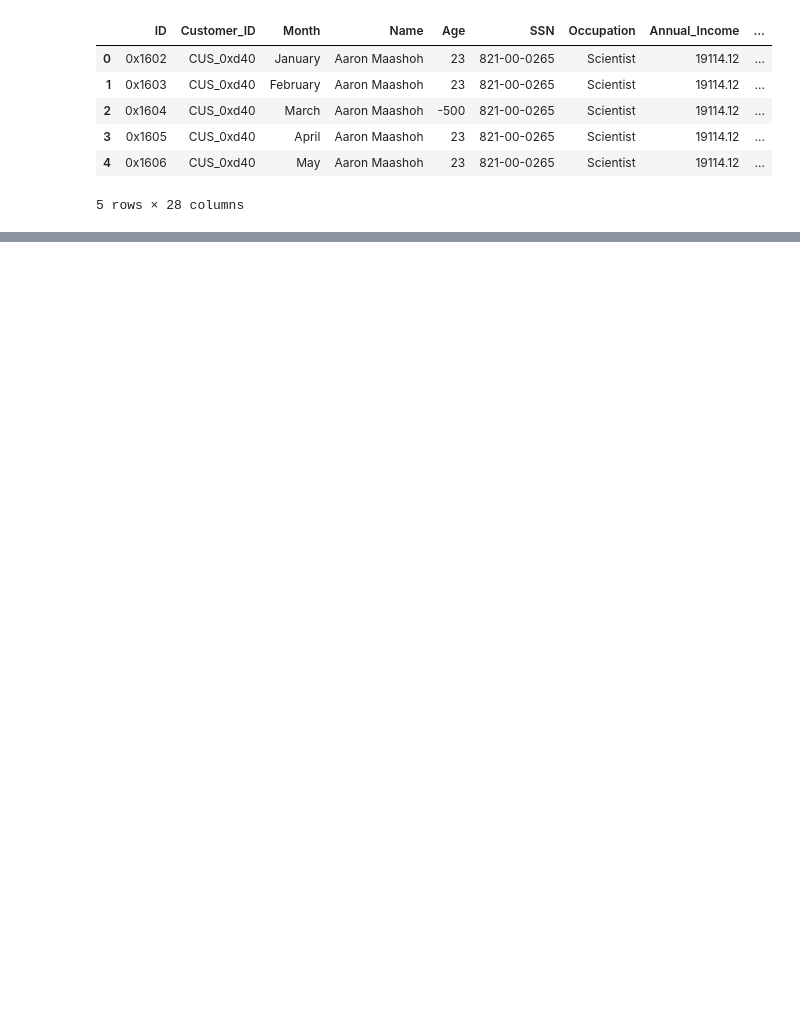
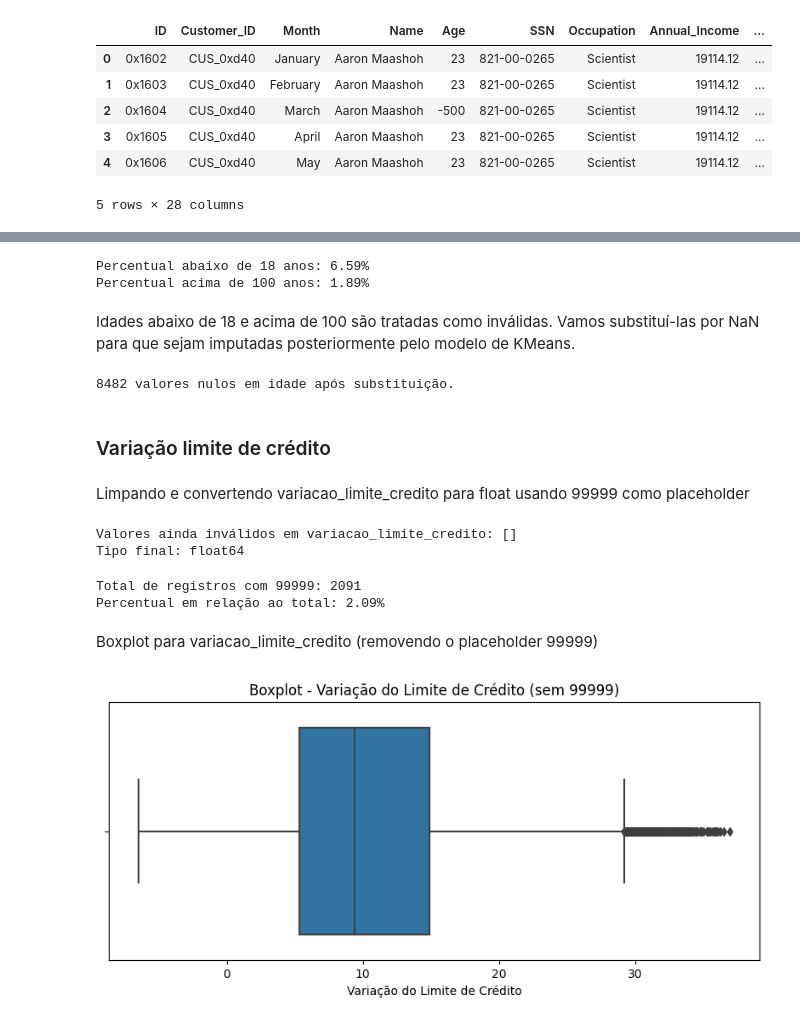
Before and after one commit to DanielllCouto/quantum-finance-credit-score, a Jupyter notebook: notebooks/processamento-dados.ipynb, the cells around one changed output, grey strips where cells are left out. Saved outputs shown, nothing was run; the diff lists cells and outputs as text; code cells hidden in the pictures; blank space fills up the shorter version.

```diff
--- a/notebooks/processamento-dados.ipynb
+++ b/notebooks/processamento-dados.ipynb
@@ -35,0 +428,70 @@ df.head()
+# %%
+total_linhas = len(df_processado)
+
+abaixo_18 = (df_processado['idade'] < 18).sum()
+acima_100 = (df_processado['idade'] > 100).sum()
+
+print(f"Percentual abaixo de 18 anos: {(abaixo_18 / total_linhas) * 100:.2f}%")
+print(f"Percentual acima de 100 anos: {(acima_100 / total_linhas) * 100:.2f}%")
+# %% [output]
+Percentual abaixo de 18 anos: 6.59%
+Percentual acima de 100 anos: 1.89%
+# %% [markdown]
+Idades abaixo de 18 e acima de 100 são tratadas como inválidas. Vamos substituí-las por NaN para que sejam imputadas posteriormente pelo modelo de KMeans.
+# %%
+# Substituindo idades inválidas (<18 e >100) por NaN
+df_processado.loc[(df_processado['idade'] < 18) | (df_processado['idade'] > 100), 'idade'] = np.nan
+
+# Conferindo resultado
+print(df_processado['idade'].isna().sum(), "valores nulos em idade após substituição.")
+# %% [output]
+8482 valores nulos em idade após substituição.
+# %% [markdown]
+### Variação limite de crédito
+# %% [markdown]
+Limpando e convertendo variacao_limite_credito para float usando 99999 como placeholder
+# %%
+# Passo 1: Remover underscores e substituir por placeholder 99999
+df_processado['variacao_limite_credito'] = df_processado['variacao_limite_credito'].str.replace('_', '99999', regex=False)
+
+# Passo 2: Verificar se restam valores inválidos
+invalidos_limite = df_processado[
+    ~df_processado['variacao_limite_credito'].str.replace('-', '', regex=False).str.replace('.', '', regex=False).str.isnumeric()
+]['variacao_limite_credito'].unique()
+
+print("Valores ainda inválidos em variacao_limite_credito:", invalidos_limite)
+
+# Passo 3: Converter para float somente se não restarem inválidos
+if len(invalidos_limite) == 0:
+    df_processado['variacao_limite_credito'] = df_processado['variacao_limite_credito'].astype(float)
+
+    # Passo 4: Arredondar para 2 casas decimais
+    df_processado['variacao_limite_credito'] = df_processado['variacao_limite_credito'].round(2)
+
+# Conferindo tipo final
+print("Tipo final:", df_processado['variacao_limite_credito'].dtype)
+# %% [output]
+Valores ainda inválidos em variacao_limite_credito: []
+Tipo final: float64
+# %%
+total = len(df_processado)
+placeholder_99999 = (df_processado['variacao_limite_credito'] == 99999).sum()
+
+porcentagem = (placeholder_99999 / total) * 100
+
+print(f"Total de registros com 99999: {placeholder_99999}")
+print(f"Percentual em relação ao total: {porcentagem:.2f}%")
+# %% [output]
+Total de registros com 99999: 2091
+Percentual em relação ao total: 2.09%
+# %% [markdown]
+Boxplot para variacao_limite_credito (removendo o placeholder 99999)
+# %%
+plt.figure(figsize=(8, 4))
+sns.boxplot(x=df_processado[df_processado['variacao_limite_credito'] != 99999]['variacao_limite_credito'])
+plt.title('Boxplot - Variação do Limite de Crédito (sem 99999)')
+plt.xlabel('Variação do Limite de Crédito')
+plt.tight_layout()
+plt.show()
+# %% [output]
+[figure, added]
```
Also changed, not shown: parts of 81 cells of this notebook.
